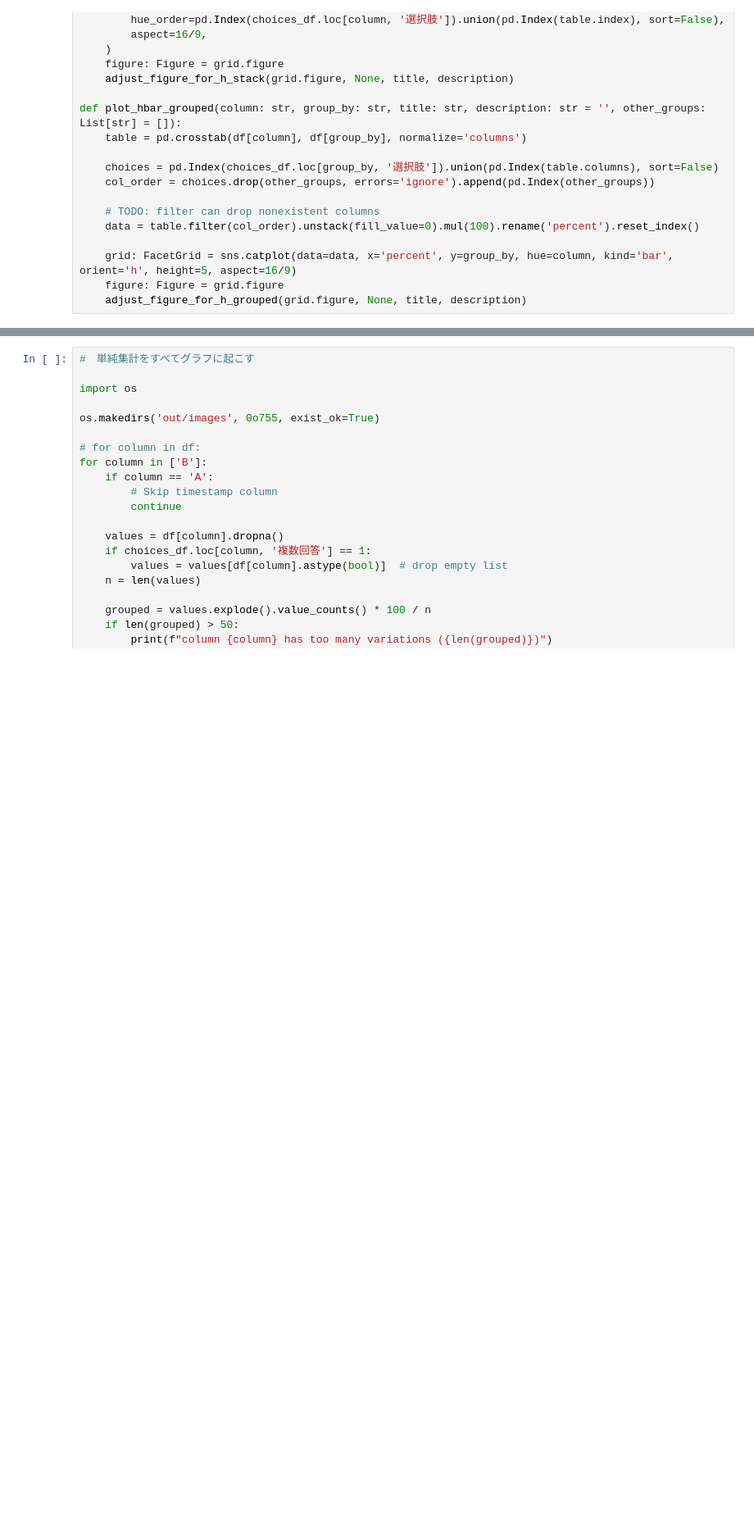
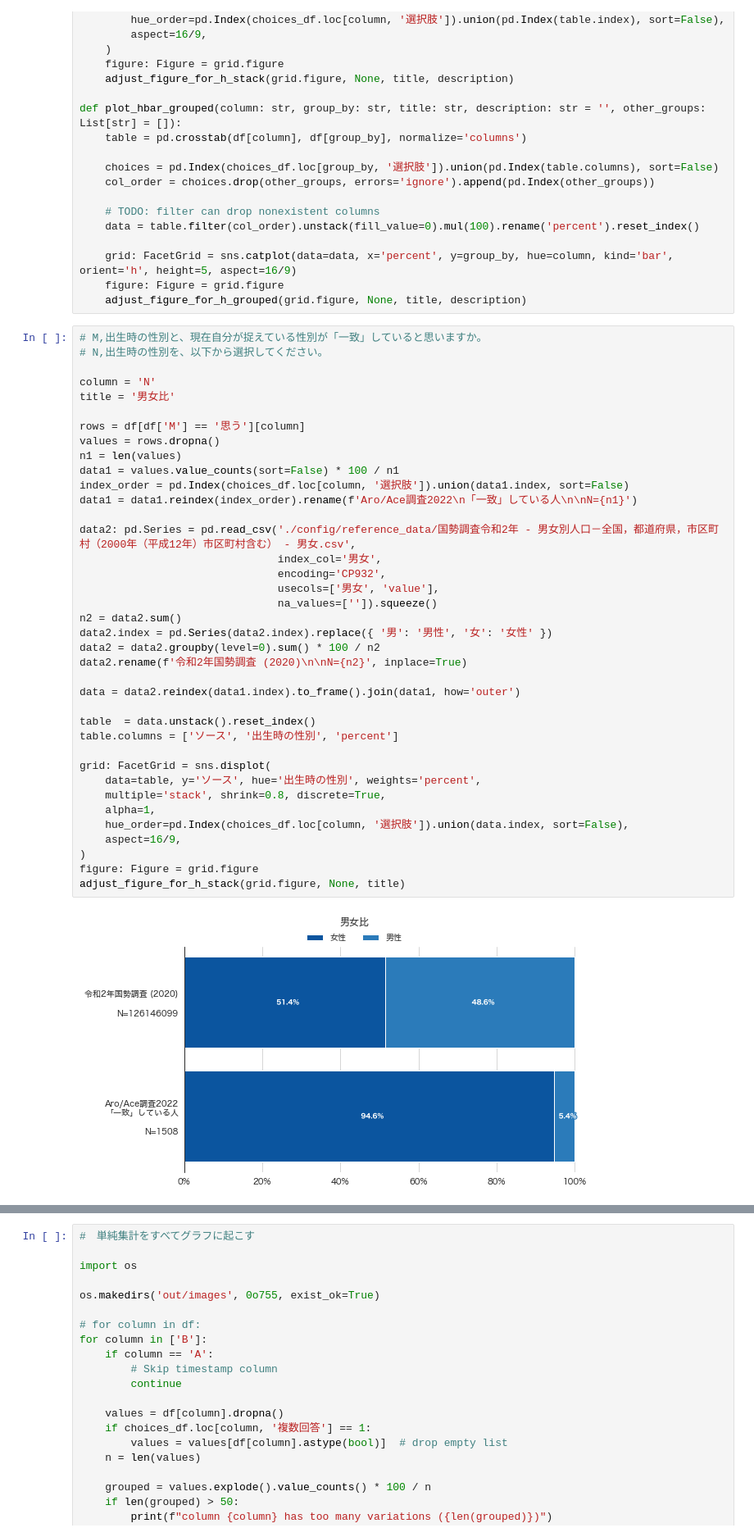
Before and after one commit to ypresto/asloop-survey, a Jupyter notebook: plot.ipynb, the cells around one changed output, grey strips where cells are left out. Shown at 82% size. Saved outputs shown, nothing was run; the diff lists cells and outputs as text; blank space fills up the shorter version.

```diff
--- a/plot.ipynb
+++ b/plot.ipynb
@@ -297,3 +297,43 @@ def plot_hbar_grouped(column: str, group_by: str, title: str, description: str =
     grid: FacetGrid = sns.catplot(data=data, x='percent', y=group_by, hue=column, kind='bar', orient='h', height=5, aspect=16/9)
     figure: Figure = grid.figure
     adjust_figure_for_h_grouped(grid.figure, None, title, description)
+# %%
+# M,出生時の性別と、現在自分が捉えている性別が「一致」していると思いますか。
+# N,出生時の性別を、以下から選択してください。
+
+column = 'N'
+title = '男女比'
+
+rows = df[df['M'] == '思う'][column]
+values = rows.dropna()
+n1 = len(values)
+data1 = values.value_counts(sort=False) * 100 / n1
+index_order = pd.Index(choices_df.loc[column, '選択肢']).union(data1.index, sort=False)
+data1 = data1.reindex(index_order).rename(f'Aro/Ace調査2022\n「一致」している人\n\nN={n1}')
+
+data2: pd.Series = pd.read_csv('./config/reference_data/国勢調査令和2年 - 男女別人口－全国，都道府県，市区町村（2000年（平成12年）市区町村含む） - 男女.csv',
+                               index_col='男女',
+                               encoding='CP932',
+                               usecols=['男女', 'value'],
+                               na_values=['']).squeeze()
+n2 = data2.sum()
+data2.index = pd.Series(data2.index).replace({ '男': '男性', '女': '女性' })
+data2 = data2.groupby(level=0).sum() * 100 / n2
+data2.rename(f'令和2年国勢調査 (2020)\n\nN={n2}', inplace=True)
+
+data = data2.reindex(data1.index).to_frame().join(data1, how='outer')
+
+table  = data.unstack().reset_index()
+table.columns = ['ソース', '出生時の性別', 'percent']
+
+grid: FacetGrid = sns.displot(
+    data=table, y='ソース', hue='出生時の性別', weights='percent',
+    multiple='stack', shrink=0.8, discrete=True,
+    alpha=1,
+    hue_order=pd.Index(choices_df.loc[column, '選択肢']).union(data.index, sort=False),
+    aspect=16/9,
+)
+figure: Figure = grid.figure
+adjust_figure_for_h_stack(grid.figure, None, title)
+# %% [output]
+[figure, added]
```
Also changed, not shown: parts of 4 cells of this notebook.
